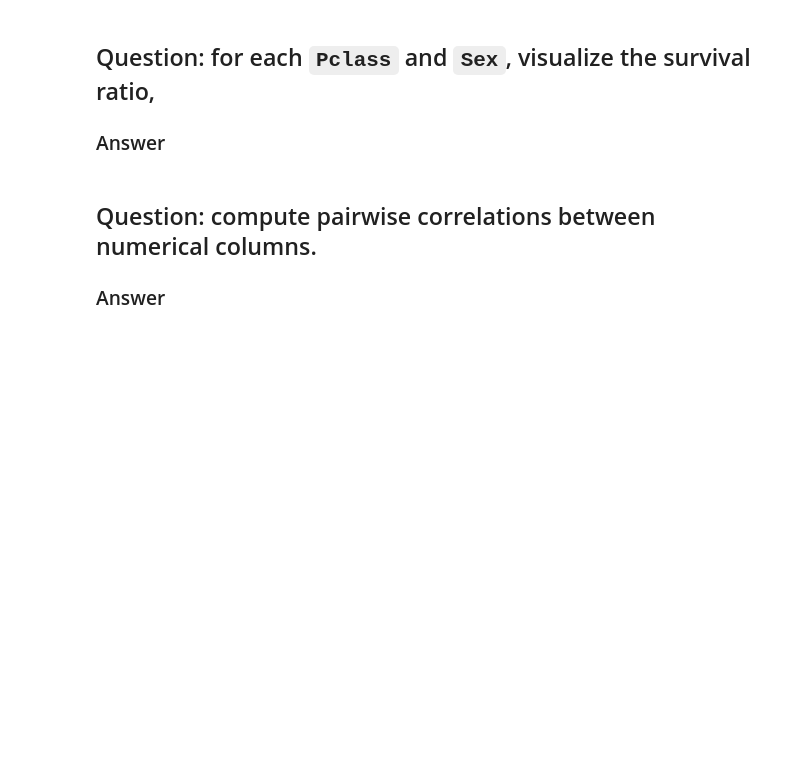
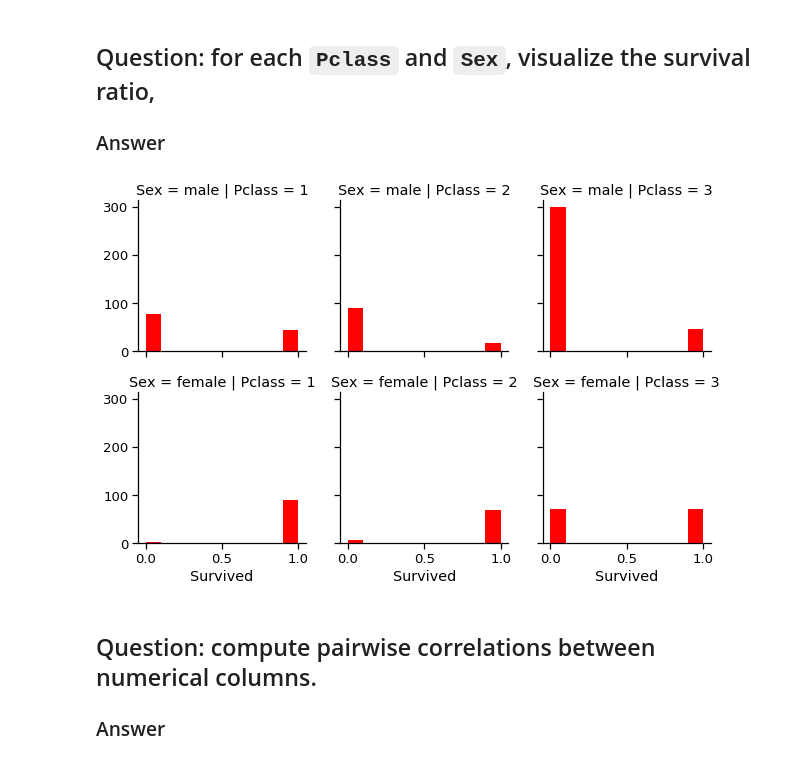
Before and after one commit to anis45/TechBigDataHomeWork, a Jupyter notebook: homework01.ipynb, the cells around one changed output. Cells and saved outputs as stored; diff of their text form; code cells hidden in the pictures; blank space fills up the shorter version.

```diff
--- a/homework01.ipynb
+++ b/homework01.ipynb
@@ -762,6 +761,12 @@ Name: Survived, dtype: float64
 ## Question: for each `Pclass` and `Sex`, visualize the survival ratio,
 
 ### Answer
+# %%
+df= pd.read_csv('train.csv')
+g = sns.FacetGrid(df, col="Pclass",  row="Sex")
+g = g.map(plt.hist, "Survived",color="r")
+# %% [output]
+[figure, added]
 # %% [markdown]
 
 
```
Also changed, not shown: parts of 3 cells of this notebook.
